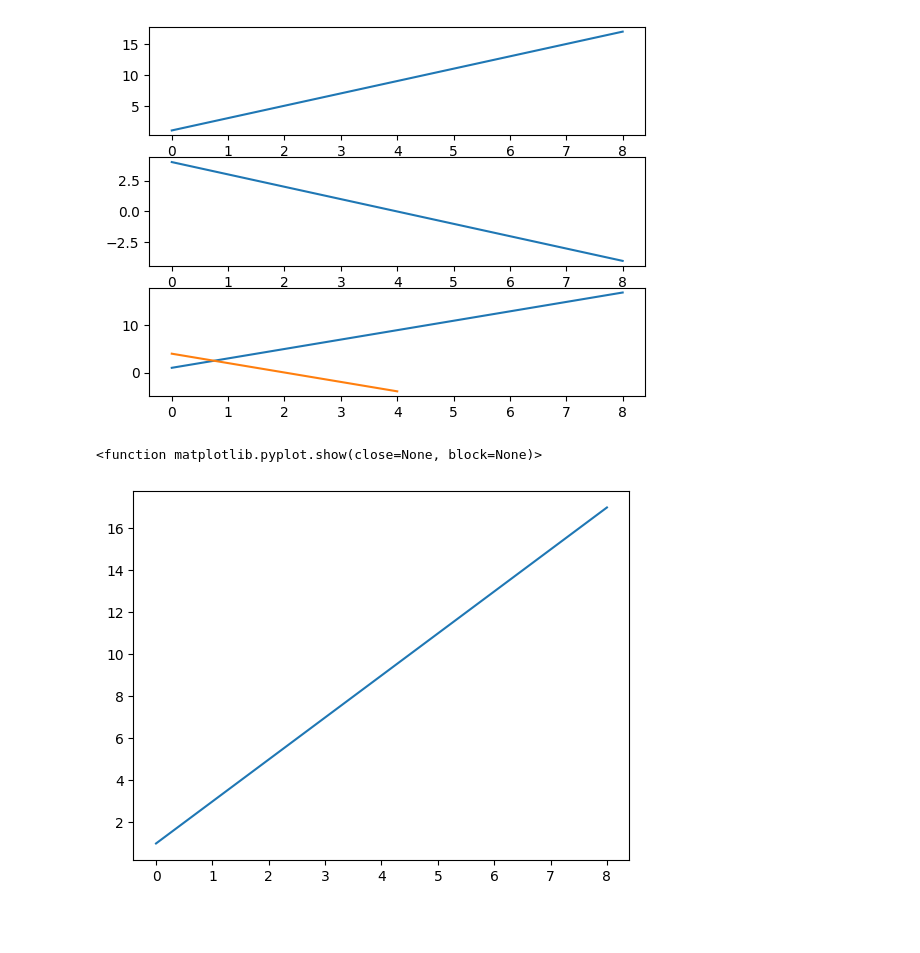
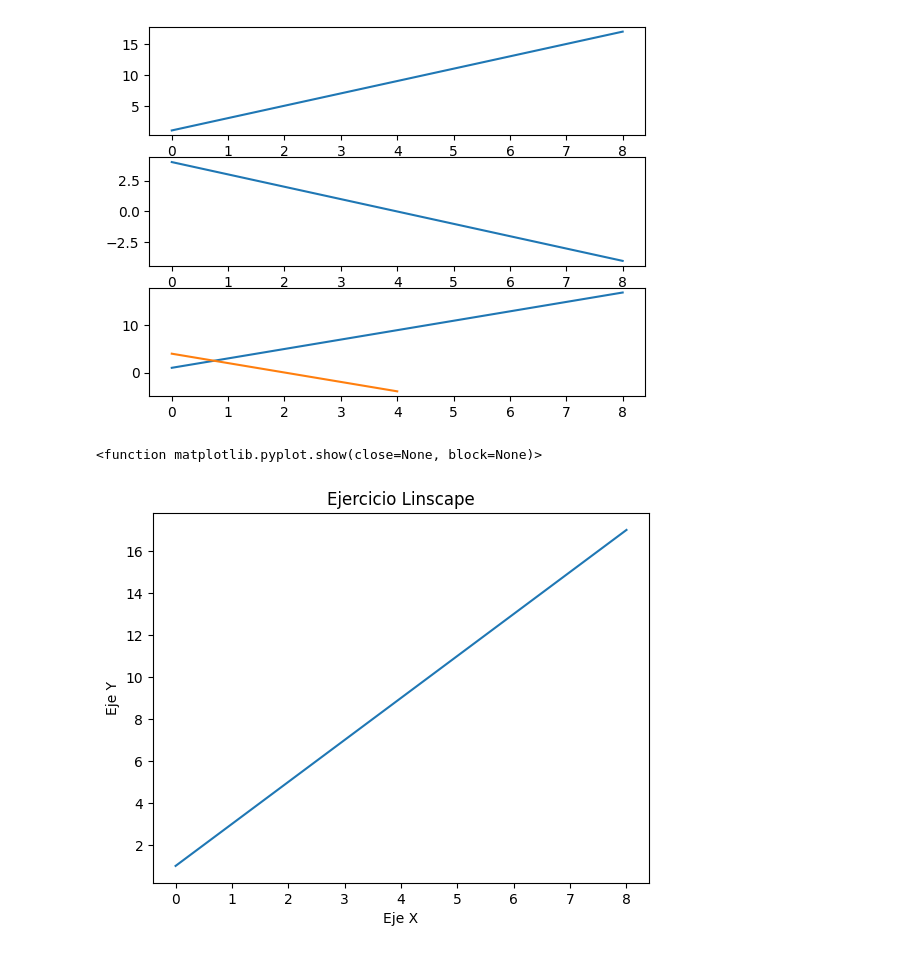
Before and after one commit to EndersonAs/reapaso, a Jupyter notebook: ejercicio_29_matplotlib.ipynb, the cells around one changed output. Saved outputs shown, nothing was run; the diff lists cells and outputs as text; code cells hidden in the pictures; blank space fills up the shorter version.

```diff
--- a/ejercicio_29_matplotlib.ipynb
+++ b/ejercicio_29_matplotlib.ipynb
@@ -194,14 +194,17 @@ plt.show()
 # %%
 import matplotlib.pyplot as plt
 import numpy as np
 
 muestreo = 50
 
 x = np.linspace(0, 8, muestreo)
 y = 2 * x + 1
 
 plt.plot(x,y)
+plt.title("Ejercicio Linscape")
+plt.xlabel("Eje X")
+plt.ylabel("Eje Y")
 plt.show
 # %% [output]
 <function matplotlib.pyplot.show(close=None, block=None)>
-[figure, old version]
+[figure, new version]
```
Also changed, not shown: 2 other files.
